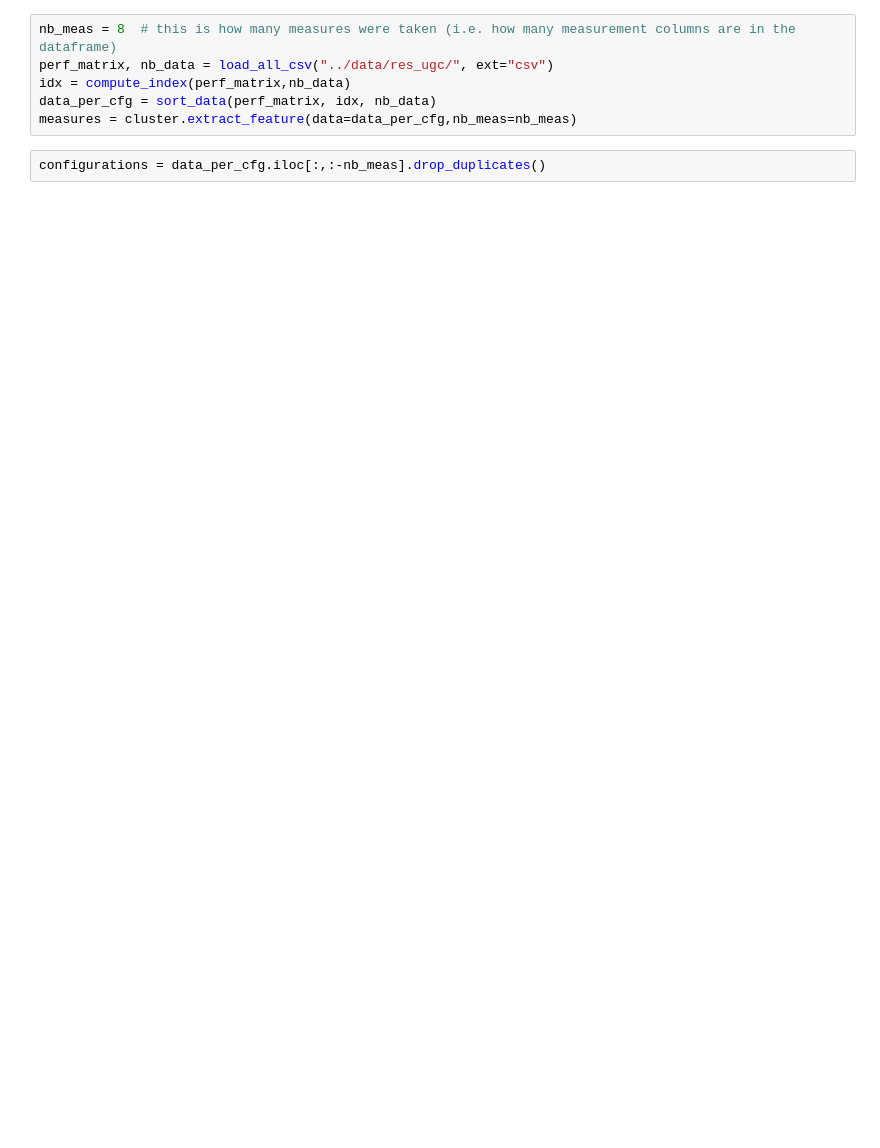
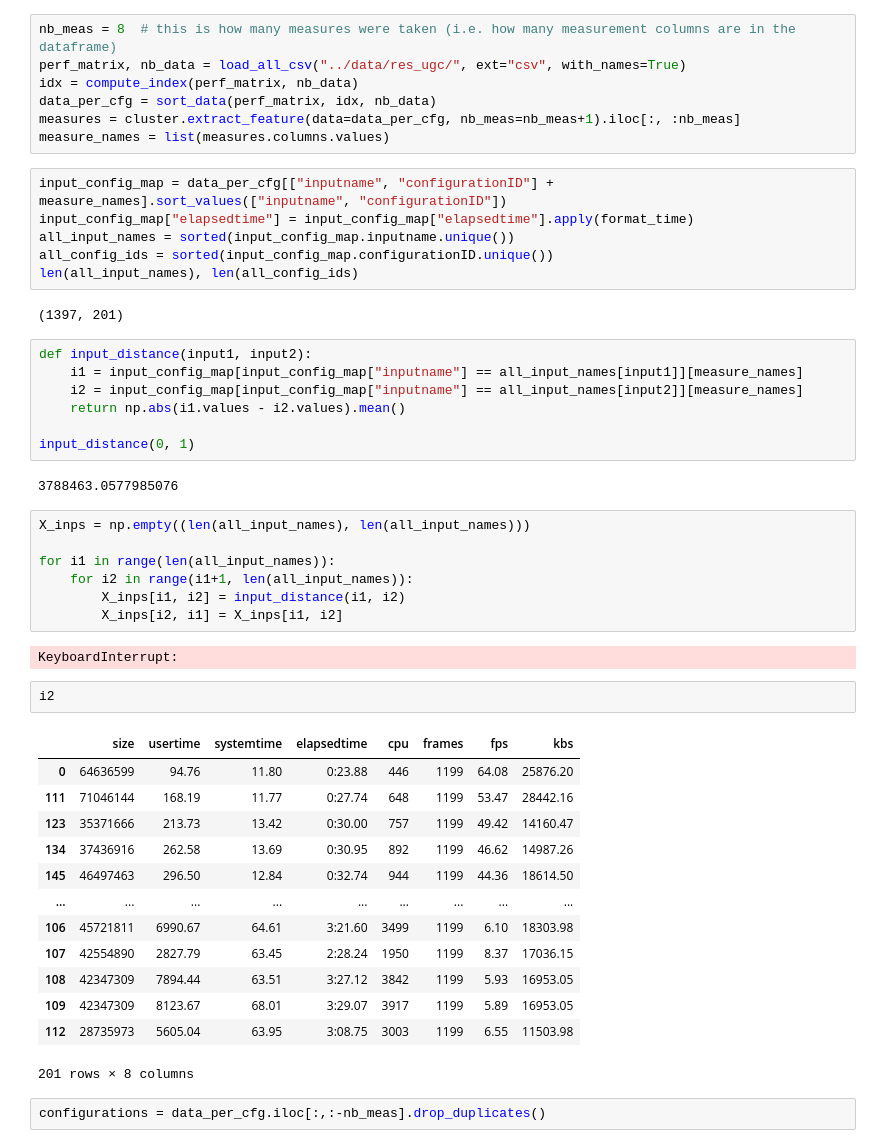
Before and after one commit to templep/RESIST_perf_clustering, a Jupyter notebook: script/dualcluster.ipynb, the cells around one changed output. Saved outputs shown, nothing was run; the diff lists cells and outputs as text; blank space fills up the shorter version.

```diff
--- a/script/dualcluster.ipynb
+++ b/script/dualcluster.ipynb
@@ -5,9 +11,52 @@ import numpy as np
 # %%
 nb_meas = 8  # this is how many measures were taken (i.e. how many measurement columns are in the dataframe)
-perf_matrix, nb_data = load_all_csv("../data/res_ugc/", ext="csv")
-idx = compute_index(perf_matrix,nb_data)
+perf_matrix, nb_data = load_all_csv("../data/res_ugc/", ext="csv", with_names=True)
+idx = compute_index(perf_matrix, nb_data)
 data_per_cfg = sort_data(perf_matrix, idx, nb_data)
-measures = cluster.extract_feature(data=data_per_cfg,nb_meas=nb_meas)
+measures = cluster.extract_feature(data=data_per_cfg, nb_meas=nb_meas+1).iloc[:, :nb_meas]
+measure_names = list(measures.columns.values)
+# %%
+input_config_map = data_per_cfg[["inputname", "configurationID"] + measure_names].sort_values(["inputname", "configurationID"])
+input_config_map["elapsedtime"] = input_config_map["elapsedtime"].apply(format_time)
+all_input_names = sorted(input_config_map.inputname.unique())
+all_config_ids = sorted(input_config_map.configurationID.unique())
+len(all_input_names), len(all_config_ids)
+# %% [output]
+(1397, 201)
+# %%
+def input_distance(input1, input2):
+    i1 = input_config_map[input_config_map["inputname"] == all_input_names[input1]][measure_names]
+    i2 = input_config_map[input_config_map["inputname"] == all_input_names[input2]][measure_names]
+    return np.abs(i1.values - i2.values).mean()
+
+input_distance(0, 1)
+# %% [output]
+3788463.0577985076
+# %%
+X_inps = np.empty((len(all_input_names), len(all_input_names)))
+
+for i1 in range(len(all_input_names)):
+    for i2 in range(i1+1, len(all_input_names)):
+        X_inps[i1, i2] = input_distance(i1, i2)
+        X_inps[i2, i1] = X_inps[i1, i2]
+# %% [output]
+KeyboardInterrupt:
+# %%
+i2
+# %% [output]
+|  | size | usertime | systemtime | elapsedtime | cpu | frames | fps | kbs |
+| 0 | 64636599 | 94.76 | 11.80 | 0:23.88 | 446 | 1199 | 64.08 | 25876.20 |
+| 111 | 71046144 | 168.19 | 11.77 | 0:27.74 | 648 | 1199 | 53.47 | 28442.16 |
+| 123 | 35371666 | 213.73 | 13.42 | 0:30.00 | 757 | 1199 | 49.42 | 14160.47 |
+| 134 | 37436916 | 262.58 | 13.69 | 0:30.95 | 892 | 1199 | 46.62 | 14987.26 |
+| 145 | 46497463 | 296.50 | 12.84 | 0:32.74 | 944 | 1199 | 44.36 | 18614.50 |
+| ... | ... | ... | ... | ... | ... | ... | ... | ... |
+| 106 | 45721811 | 6990.67 | 64.61 | 3:21.60 | 3499 | 1199 | 6.10 | 18303.98 |
+| 107 | 42554890 | 2827.79 | 63.45 | 2:28.24 | 1950 | 1199 | 8.37 | 17036.15 |
+| 108 | 42347309 | 7894.44 | 63.51 | 3:27.12 | 3842 | 1199 | 5.93 | 16953.05 |
+| 109 | 42347309 | 8123.67 | 68.01 | 3:29.07 | 3917 | 1199 | 5.89 | 16953.05 |
+| 112 | 28735973 | 5605.04 | 63.95 | 3:08.75 | 3003 | 1199 | 6.55 | 11503.98 |
+201 rows × 8 columns
 # %%
 configurations = data_per_cfg.iloc[:,:-nb_meas].drop_duplicates()
 # %%
```
Also changed, not shown: parts of 8 cells of this notebook, 1 other file.
